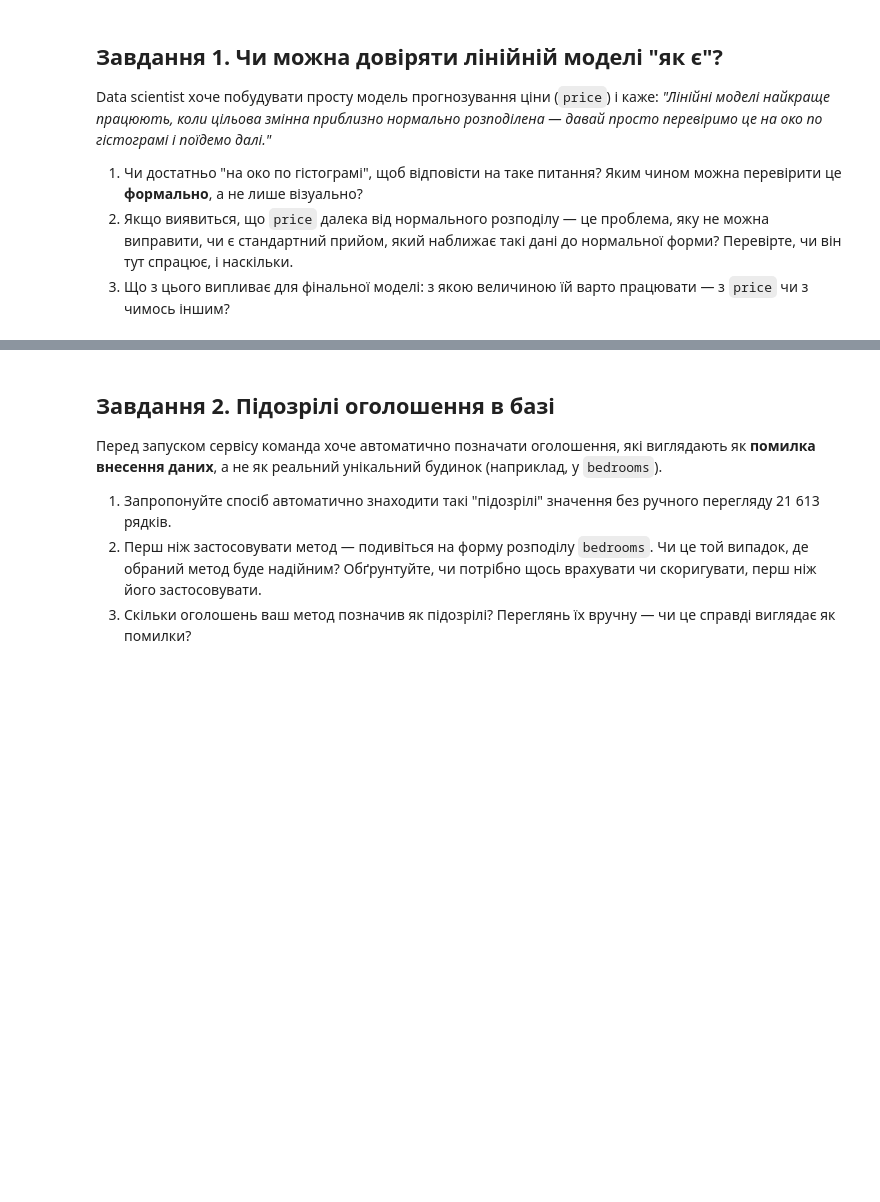
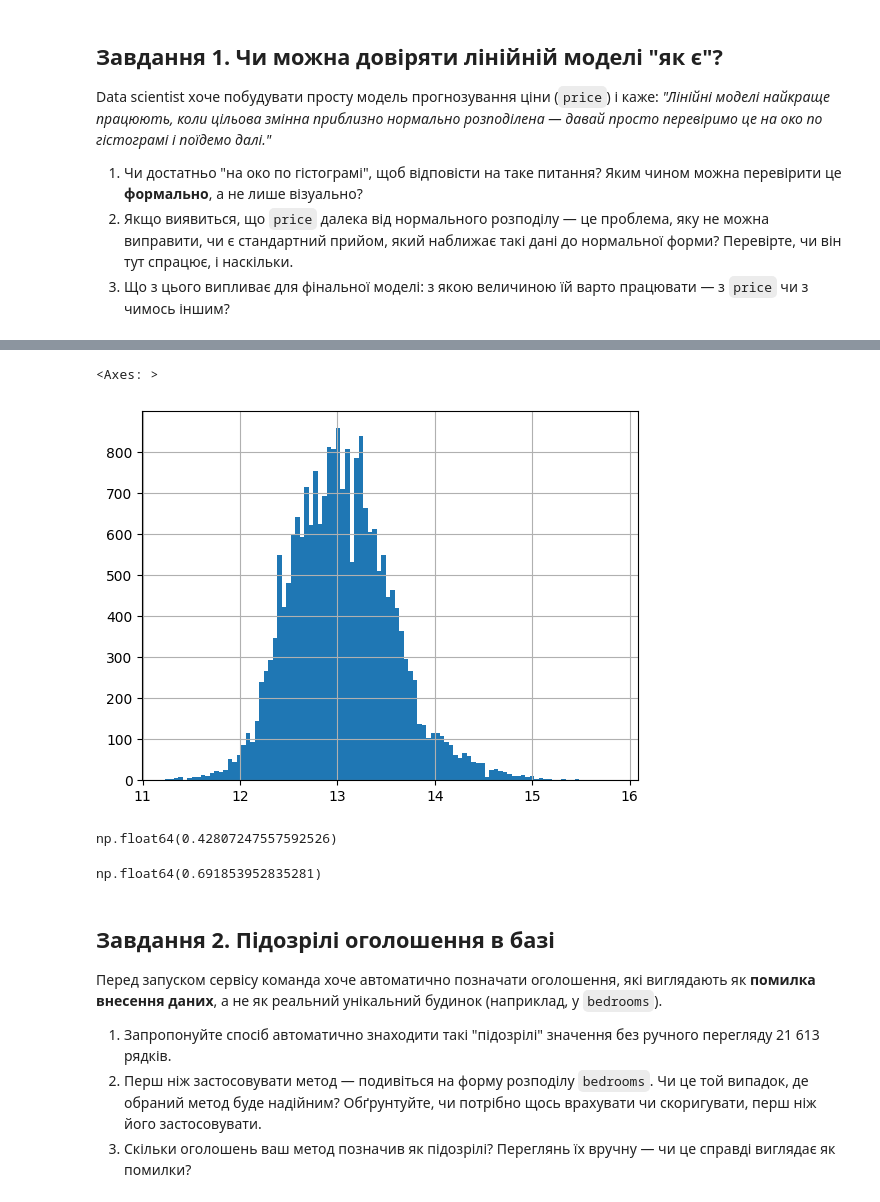
Before and after one commit to cpython-projects/da_27_07_2026, a Jupyter notebook: lesson_16_hw.ipynb, the cells around one changed output, grey strips where cells are left out. Drawn from its saved outputs; the diff is of its cells as text; code cells hidden in the pictures; blank space fills up the shorter version.

```diff
--- a/lesson_16_hw.ipynb
+++ b/lesson_16_hw.ipynb
@@ -24,3 +63,20 @@ Data scientist хоче побудувати просту модель прог
+# %%
+import numpy as np
+
+log_price = np.log(df.price)
+# %%
+log_price.hist(bins=100)
+# %% [output]
+<Axes: >
+[figure, added]
+# %%
+log_price.skew()
+# %% [output]
+np.float64(0.42807247557592526)
+# %%
+log_price.kurtosis()
+# %% [output]
+np.float64(0.691853952835281)
 # %% [markdown]
 ## **Завдання 2. Підозрілі оголошення в базі**
 
```
Also changed, not shown: parts of 22 cells of this notebook.
